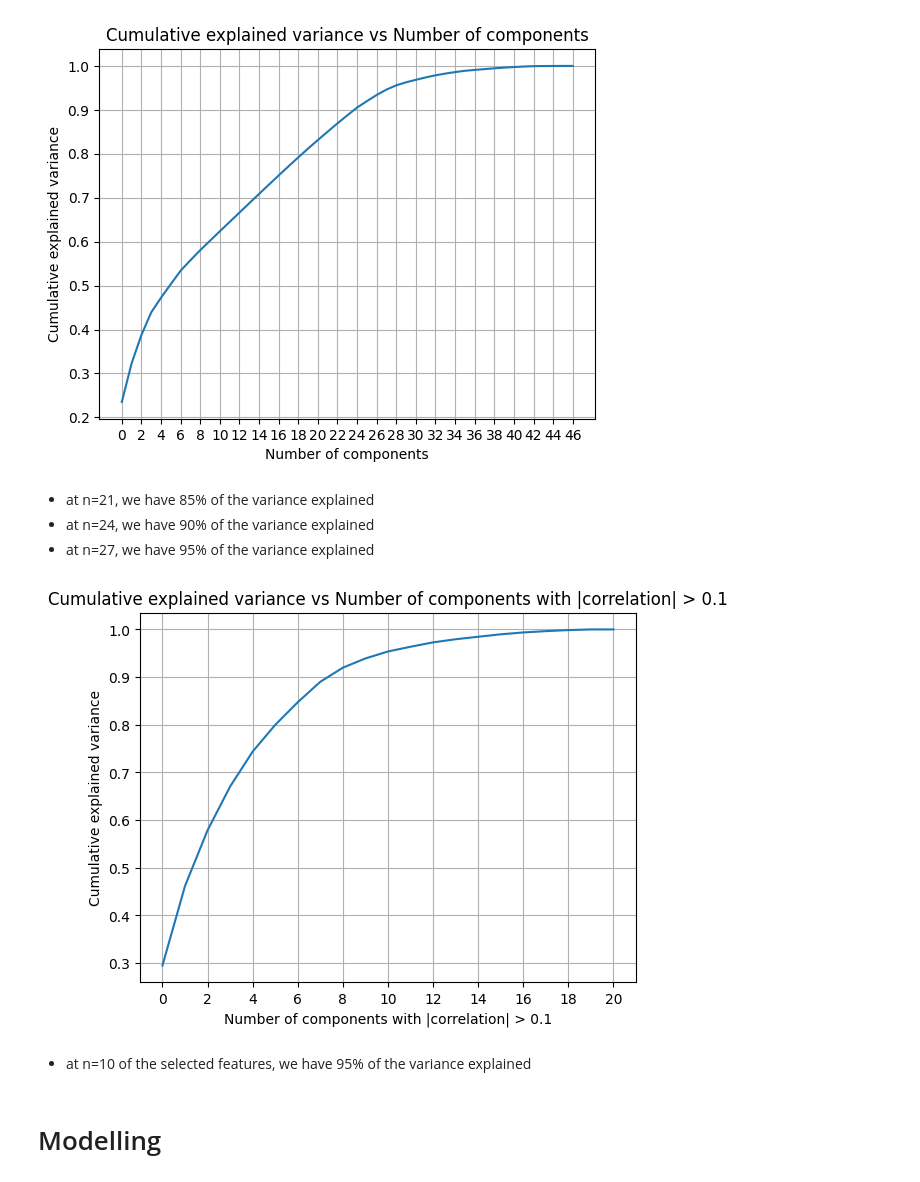
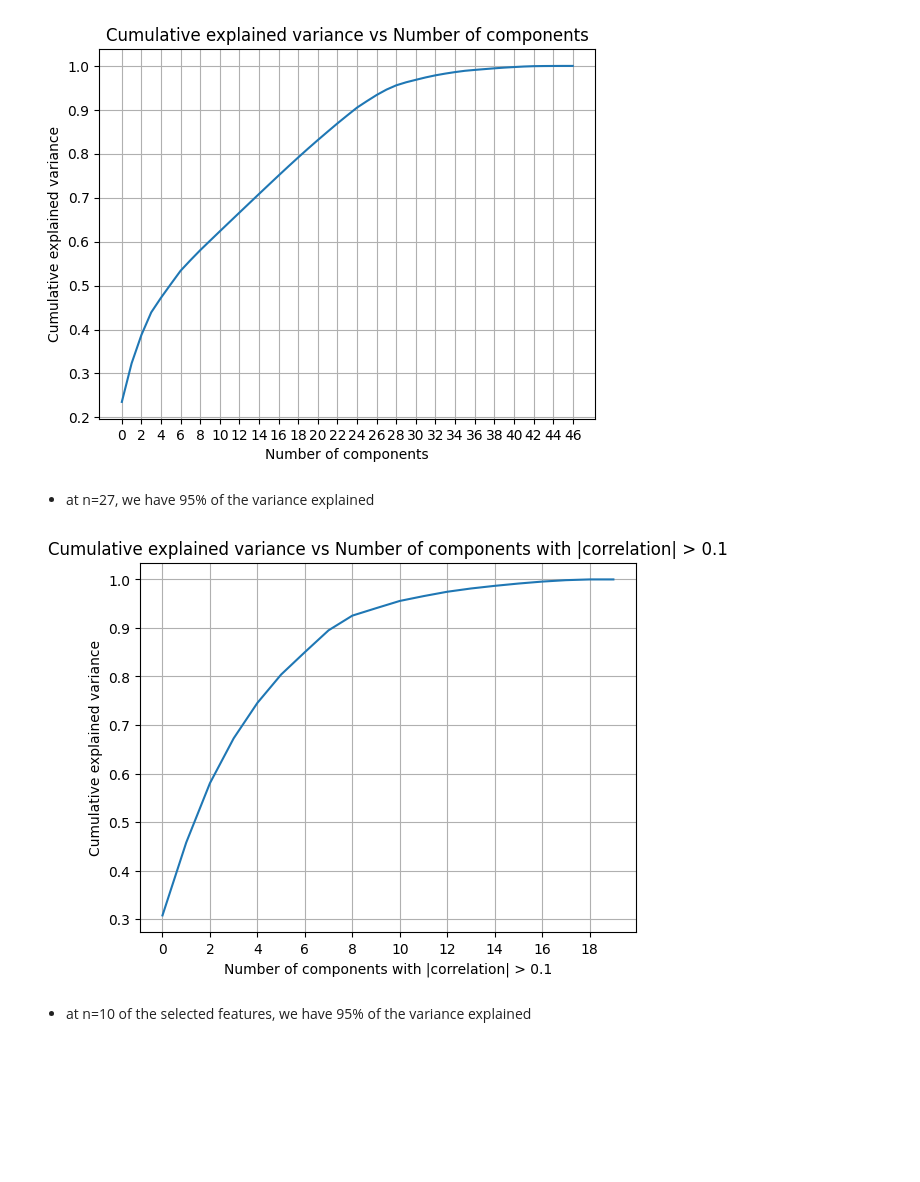
Before and after one commit to ibrahimmkhalid/data-245-project, a Jupyter notebook: model_svm.sync.ipynb, the cells around one changed output. Drawn from its saved outputs; the diff is of its cells as text; code cells hidden in the pictures; blank space fills up the shorter version.

Commit message:
fix bugs and add all features scaled models

```diff
--- a/model_svm.sync.ipynb
+++ b/model_svm.sync.ipynb
@@ -253,31 +253,28 @@ plt.show()
 # %% [output]
 [figure]
 # %% [markdown]
-- at n=21, we have 85% of the variance explained
-- at n=24, we have 90% of the variance explained
 - at n=27, we have 95% of the variance explained
 # %%
 X_gt1 = df[cols_corr_gt1]
+X_gt1 = X_gt1.drop(columns=["class"])
 
 scaler_gt1 = StandardScaler()
 X_gt1_scaled = scaler_gt1.fit_transform(X_gt1)
 
-pca_corr_gt1 = PCA(n_components=len(cols_corr_gt1))
+pca_corr_gt1 = PCA(n_components=len(cols_corr_gt1) - 1)
 X_gt1_pca = pca_corr_gt1.fit_transform(X_gt1_scaled)
 
 pca_cumsum = pca_corr_gt1.explained_variance_ratio_.cumsum()
 plt.plot(pca_cumsum)
 plt.xlabel("Number of components with |correlation| > 0.1")
 plt.ylabel("Cumulative explained variance")
 plt.title(
     "Cumulative explained variance vs Number of components with |correlation| > 0.1"
 )
 plt.grid()
-plt.xticks(range(0, len(cols_corr_gt1), 2))
+plt.xticks(range(0, len(cols_corr_gt1) - 1, 2))
 plt.show()
 # %% [output]
-[figure, old version]
+[figure, new version]
 # %% [markdown]
 - at n=10 of the selected features, we have 95% of the variance explained
-# %% [markdown]
-# Modelling
```
Also changed, not shown: parts of 42 cells of this notebook, 1 other file.
